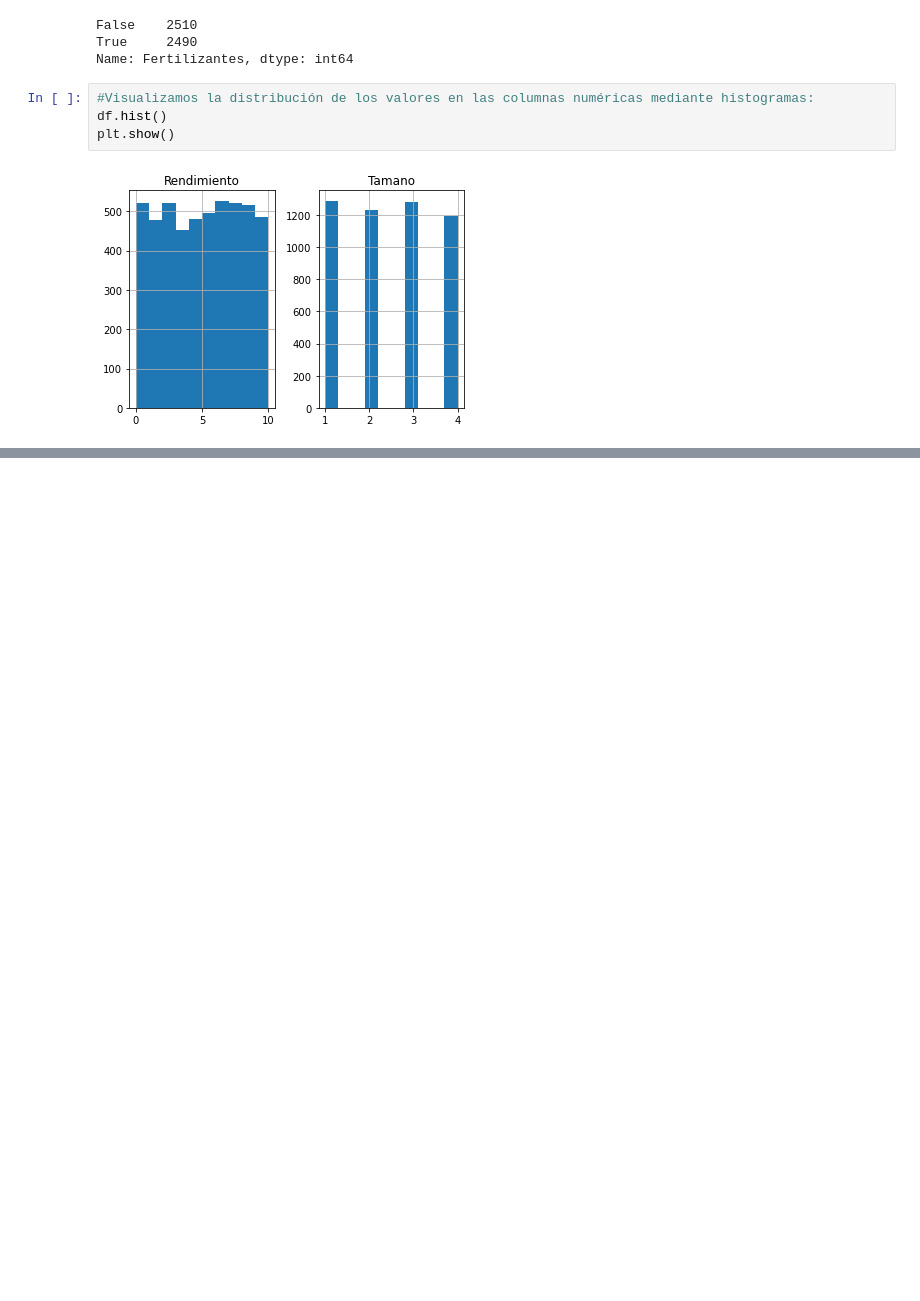
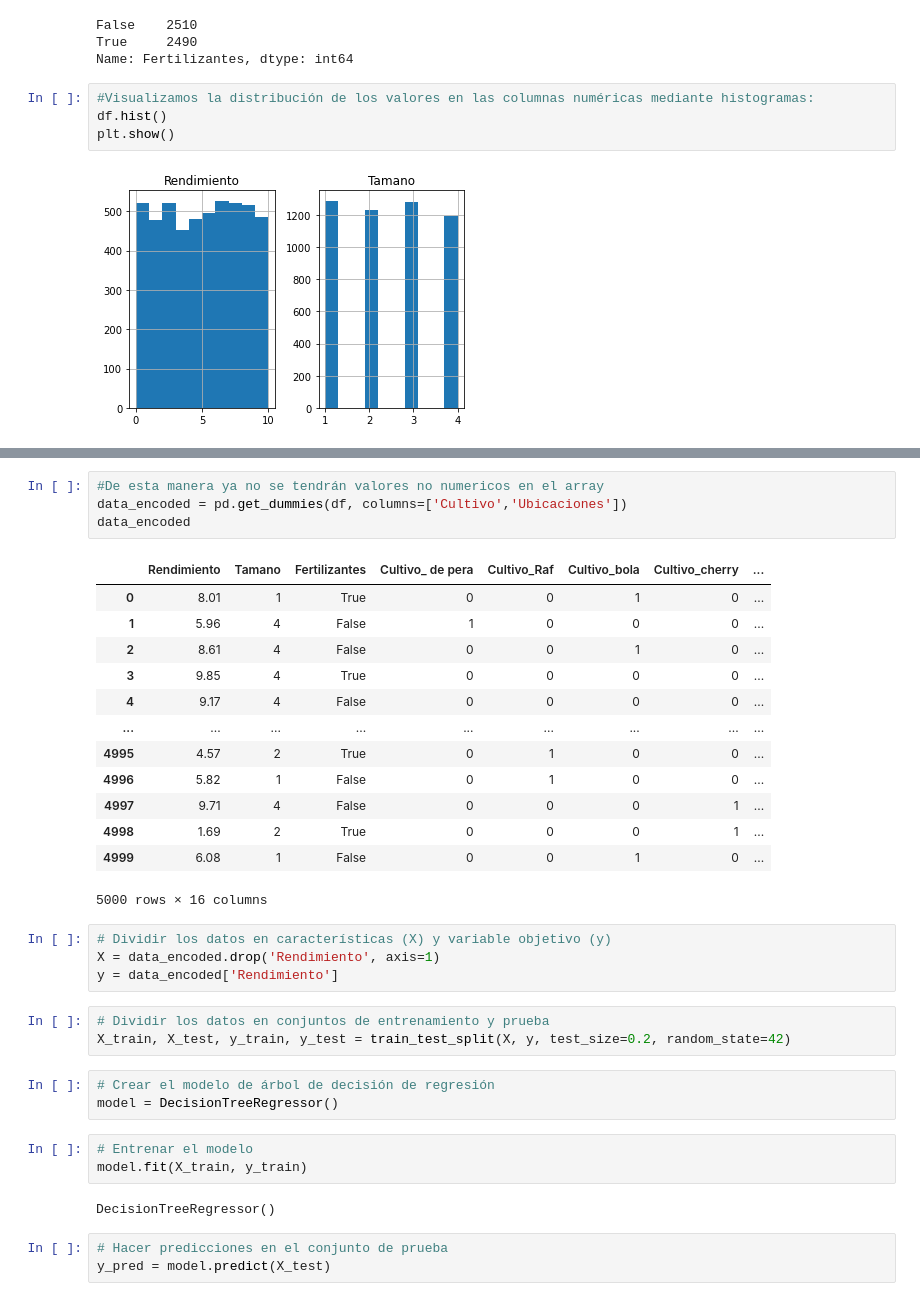
Before and after one commit to lorenzoo014/practica_con_orange, a Jupyter notebook: fichero(python).ipynb, the cells around one changed output, grey strips where cells are left out. Saved outputs shown, nothing was run; the diff lists cells and outputs as text; blank space fills up the shorter version.

```diff
--- a/fichero(python).ipynb
+++ b/fichero(python).ipynb
@@ -101,0 +123,36 @@ plt.show()
+# %%
+#De esta manera ya no se tendrán valores no numericos en el array
+data_encoded = pd.get_dummies(df, columns=['Cultivo','Ubicaciones'])
+data_encoded
+# %% [output]
+|  | Rendimiento | Tamano | Fertilizantes | Cultivo_ de pera | Cultivo_Raf | Cultivo_bola | Cultivo_cherry | ... |
+| 0 | 8.01 | 1 | True | 0 | 0 | 1 | 0 | ... |
+| 1 | 5.96 | 4 | False | 1 | 0 | 0 | 0 | ... |
+| 2 | 8.61 | 4 | False | 0 | 0 | 1 | 0 | ... |
+| 3 | 9.85 | 4 | True | 0 | 0 | 0 | 0 | ... |
+| 4 | 9.17 | 4 | False | 0 | 0 | 0 | 0 | ... |
+| ... | ... | ... | ... | ... | ... | ... | ... | ... |
+| 4995 | 4.57 | 2 | True | 0 | 1 | 0 | 0 | ... |
+| 4996 | 5.82 | 1 | False | 0 | 1 | 0 | 0 | ... |
+| 4997 | 9.71 | 4 | False | 0 | 0 | 0 | 1 | ... |
+| 4998 | 1.69 | 2 | True | 0 | 0 | 0 | 1 | ... |
+| 4999 | 6.08 | 1 | False | 0 | 0 | 1 | 0 | ... |
+5000 rows × 16 columns
+# %%
+# Dividir los datos en características (X) y variable objetivo (y)
+X = data_encoded.drop('Rendimiento', axis=1)
+y = data_encoded['Rendimiento']
+# %%
+# Dividir los datos en conjuntos de entrenamiento y prueba
+X_train, X_test, y_train, y_test = train_test_split(X, y, test_size=0.2, random_state=42)
+# %%
+# Crear el modelo de árbol de decisión de regresión
+model = DecisionTreeRegressor()
+# %%
+# Entrenar el modelo
+model.fit(X_train, y_train)
+# %% [output]
+DecisionTreeRegressor()
+# %%
+# Hacer predicciones en el conjunto de prueba
+y_pred = model.predict(X_test)
```
Also changed, not shown: parts of 5 cells of this notebook, 5 other files.
